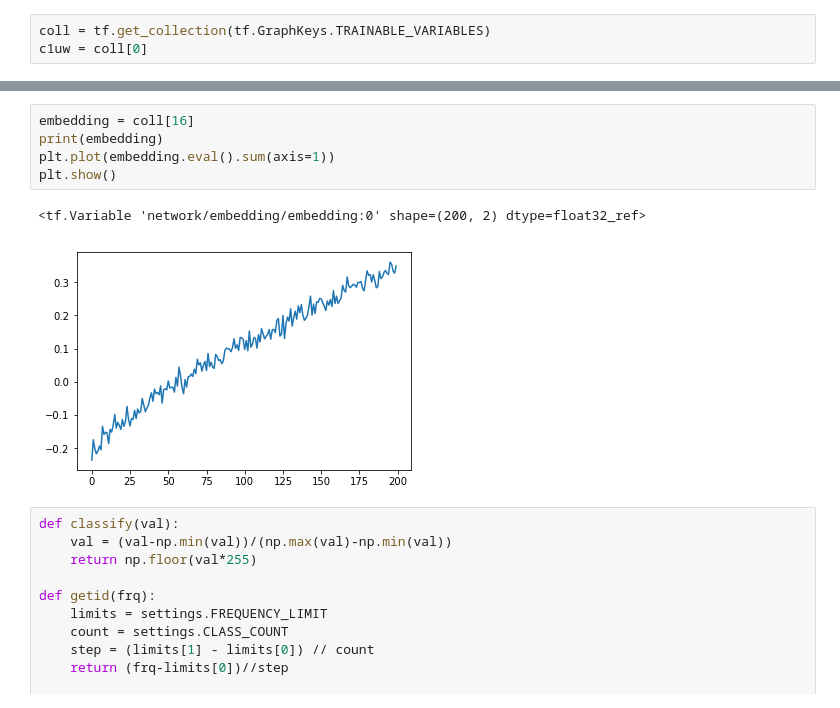
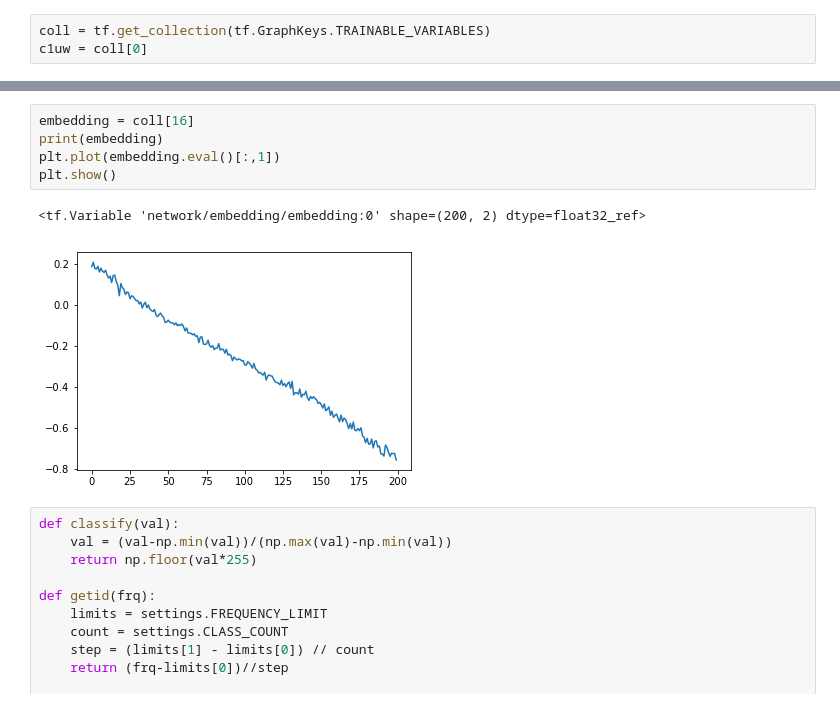
Before and after one commit to Becktor/FlowFairy, a Jupyter notebook: examples/sine_fix/JBBNotebook.ipynb, the cells around one changed output, grey strips where cells are left out. Drawn from its saved outputs; the diff is of its cells as text.

```diff
--- a/examples/sine_fix/JBBNotebook.ipynb
+++ b/examples/sine_fix/JBBNotebook.ipynb
@@ -67,11 +67,11 @@ for i, v in enumerate(coll):
 # %%
 embedding = coll[16]
 print(embedding)
-plt.plot(embedding.eval().sum(axis=1))
+plt.plot(embedding.eval()[:,1])
 plt.show()
 # %% [output]
 <tf.Variable 'network/embedding/embedding:0' shape=(200, 2) dtype=float32_ref>
-[figure, old version]
+[figure, new version]
 # %%
 def classify(val):
     val = (val-np.min(val))/(np.max(val)-np.min(val))
```
Also changed, not shown: parts of 8 cells of this notebook, 21 other files.
